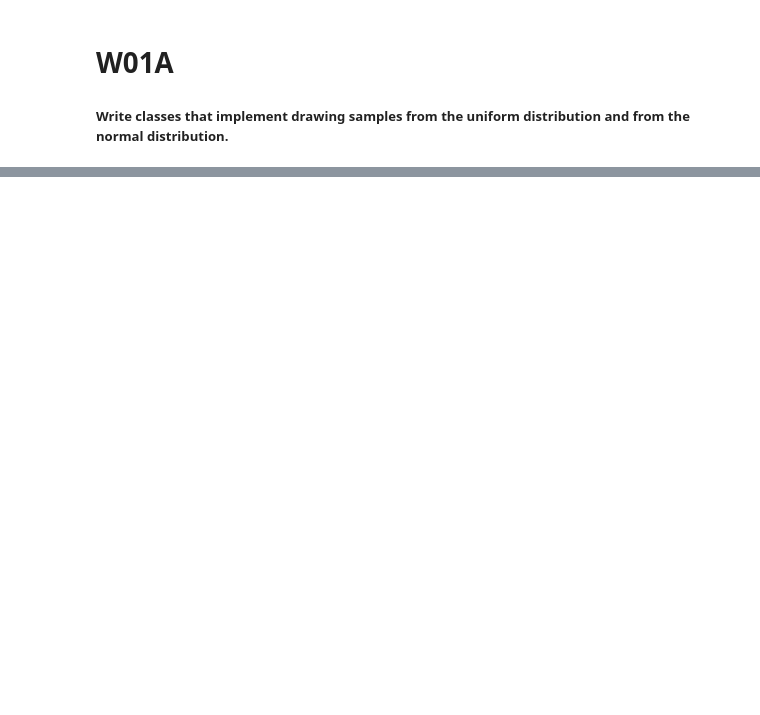
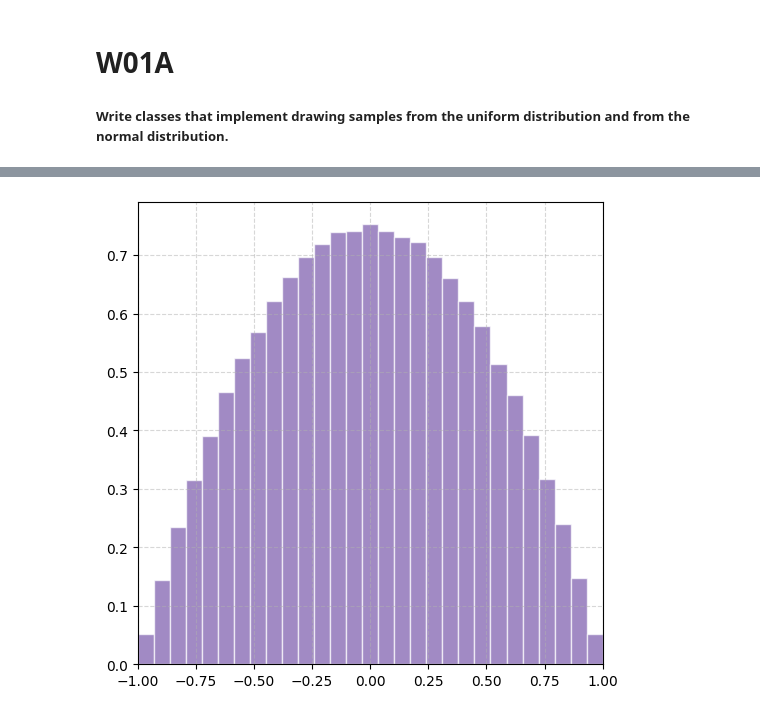
Before and after one commit to Asged/CompPhys, a Jupyter notebook: Week 01/W01A.ipynb, the cells around one changed output, grey strips where cells are left out. Saved outputs shown, nothing was run; the diff lists cells and outputs as text; code cells hidden in the pictures; blank space fills up the shorter version.

```diff
--- a/Week 01/W01A.ipynb
+++ b/Week 01/W01A.ipynb
@@ -31,0 +70,16 @@ n, bins, patches = plt.hist(
+# %%
+class Parabolic(Distribution):
+    def set_xs(self):
+        self.min = -1
+        self.max = 1
+        sample_y = np.random.uniform(0,.75,self.size)
+        sample_x = np.random.uniform(-1,1,self.size)
+        p_x = 3 * (1 - sample_x**2) / 4
+        self.xs = sample_x[sample_y <= p_x]
+# %%
+para = Parabolic()
+
+fig, ax = plt.subplots(figsize=(6,6))
+para.plot(ax)
+# %% [output]
+[figure, added]
```
Also changed, not shown: parts of 7 cells of this notebook.
